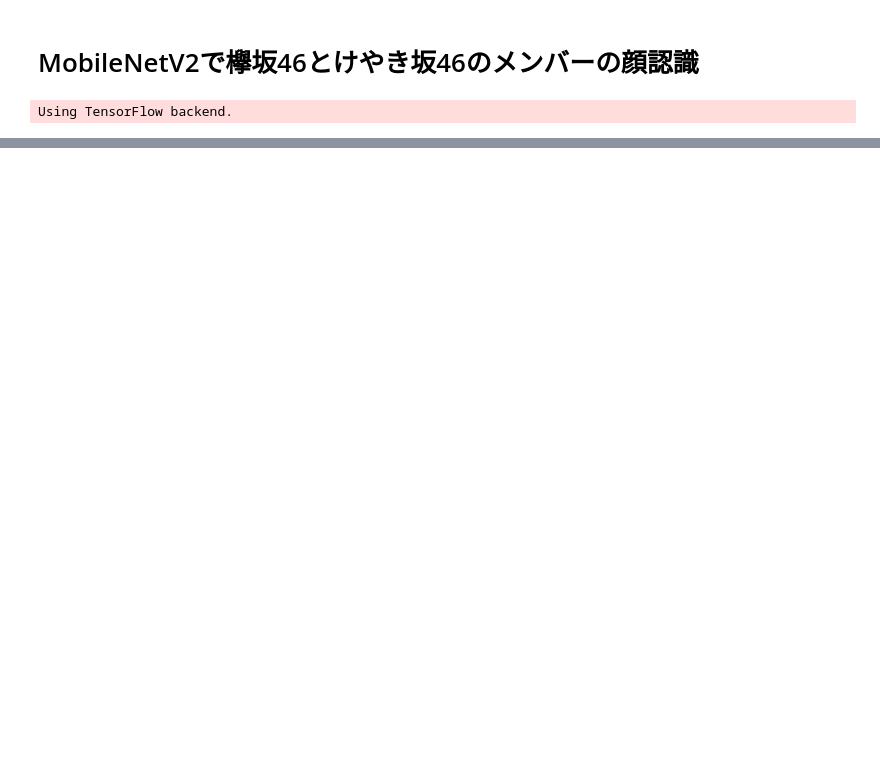
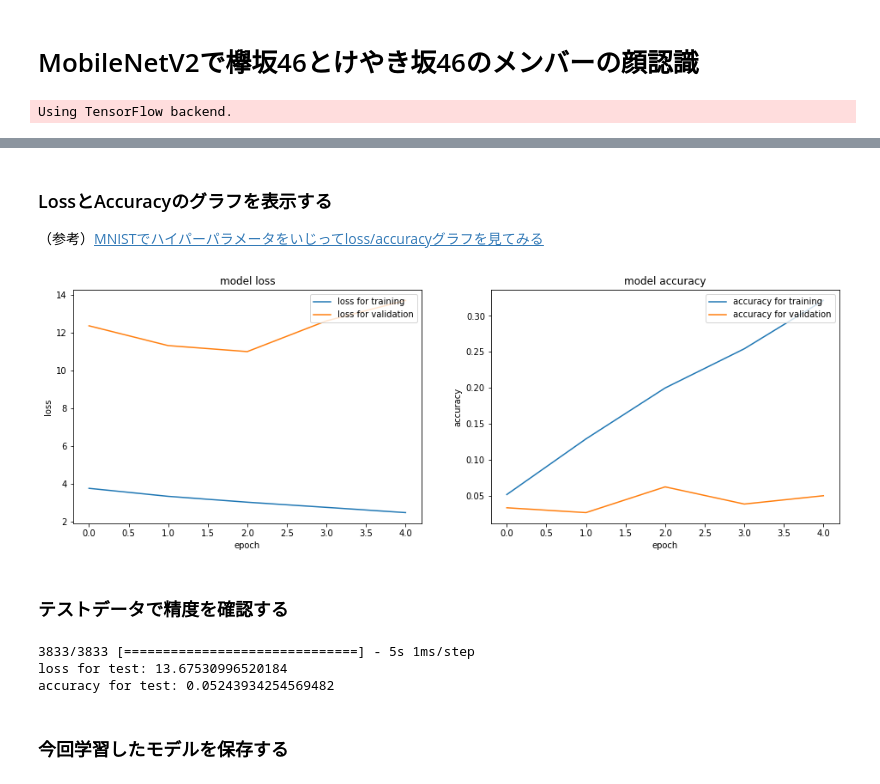
Before and after one commit to Katsuya-Ishiyama/keyakizaka_member_detection, a Jupyter notebook: Keyakizaka_Member_Face_Detection.ipynb, the cells around one changed output, grey strips where cells are left out. Drawn from its saved outputs; the diff is of its cells as text; code cells hidden in the pictures; blank space fills up the shorter version.

Commit message:
add accuracy and loss graphs

```diff
--- a/Keyakizaka_Member_Face_Detection.ipynb
+++ b/Keyakizaka_Member_Face_Detection.ipynb
@@ -12,3 +26,3 @@ EPOCHS = 1
 # %%
 X, Y = load_data('/home/ishiyama/notebooks/keyakizaka_member_detection/image/mobilenet/')
-X_train, X_test, Y_train, Y_test = train_test_split(X, Y, test_size=0.1, shuffle=True)
+X_train, X_test, Y_train, Y_test = train_test_split(X, Y, test_size=TEST_SIZE, shuffle=True)
@@ -15,6 +31,5 @@ X_train, X_test, Y_train, Y_test = train_test_split(X, Y, test_size=0.1, shuffle
 # %%
-model = MobileNetV2(include_top=True, weights=None, classes=42)
+model = MobileNetV2(include_top=True, weights=None, classes=CLASSES)
 model.compile(optimizer='adam',
               loss='categorical_crossentropy',
               metrics=['accuracy'])
-callbacks = callbacks = keras.callbacks.TensorBoard(log_dir='./logs')
@@ -21,8 +38,9 @@ callbacks = callbacks = keras.callbacks.TensorBoard(log_dir='./logs')
 # %%
-model.fit(x=X_train,
-          y=Y_train,
-          epochs=EPOCHS,
-          validation_split=0.1,
-          verbose=2,
-          callbacks=[callbacks])
+fit_result = model.fit(
+    x=X_train,
+    y=Y_train,
+    epochs=EPOCHS,
+    validation_split=VALIDATION_SPLIT,
+    verbose=2
+)
 # %% [output]
@@ -38,2 +58,49 @@ model.evaluate(x=X_test, y=Y_test)
+# %% [markdown]
+### LossとAccuracyのグラフを表示する
+（参考）[MNISTでハイパーパラメータをいじってloss/accuracyグラフを見てみる](https://qiita.com/hiroyuki827/items/213146d551a6e2227810)
+# %%
+fig, (axL, axR) = plt.subplots(ncols=2, figsize=(16,5))
+
+# loss
+def plot_history_loss(fit):
+    # Plot the loss in the history
+    axL.plot(fit.history['loss'],label="loss for training")
+    axL.plot(fit.history['val_loss'],label="loss for validation")
+    axL.set_title('model loss')
+    axL.set_xlabel('epoch')
+    axL.set_ylabel('loss')
+    axL.legend(loc='upper right')
+
+# acc
+def plot_history_acc(fit):
+    # Plot the loss in the history
+    axR.plot(fit.history['acc'],label="accuracy for training")
+    axR.plot(fit.history['val_acc'],label="accuracy for validation")
+    axR.set_title('model accuracy')
+    axR.set_xlabel('epoch')
+    axR.set_ylabel('accuracy')
+    axR.legend(loc='upper right')
+
+plot_history_loss(fit_result)
+plot_history_acc(fit_result)
+plt.show()
+plt.close()
+# %% [output]
+[figure, added]
+# %% [markdown]
+### テストデータで精度を確認する
+# %%
+test_result = model.evaluate(
+    x=X_test,
+    y=Y_test
+)
+print('loss for test:', test_result[0])
+print('accuracy for test:', test_result[1])
+# %% [output]
+3833/3833 [==============================] - 5s 1ms/step
+loss for test: 13.67530996520184
+accuracy for test: 0.05243934254569482
+# %% [markdown]
+### 今回学習したモデルを保存する
 # %%
 model.save('keyakizaka_member_detection_mobilenetv2.h5')
```
Also changed, not shown: parts of 9 cells of this notebook.
